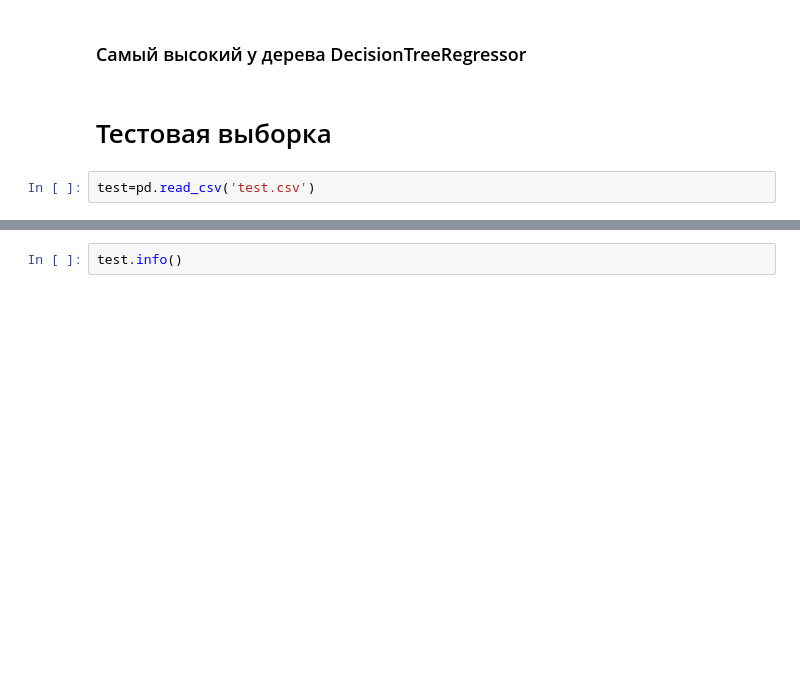
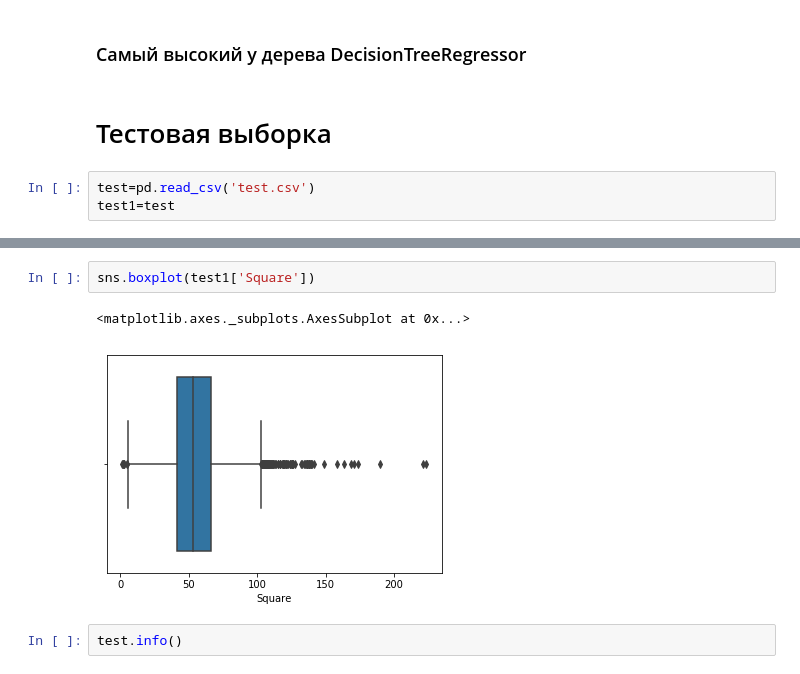
Before and after one commit to kesch9/python_for_datascience_homework, a Jupyter notebook: CourseDZ/CourseWork.ipynb, the cells around one changed output, grey strips where cells are left out. Saved outputs shown, nothing was run; the diff lists cells and outputs as text; blank space fills up the shorter version.

```diff
--- a/CourseDZ/CourseWork.ipynb
+++ b/CourseDZ/CourseWork.ipynb
@@ -973,3 +973,4 @@ res
 # Тестовая выборка
 # %%
 test=pd.read_csv('test.csv')
+test1=test
@@ -976,3 +989,8 @@ test=pd.read_csv('test.csv')
+# %%
+sns.boxplot(test1['Square'])
+# %% [output]
+<matplotlib.axes._subplots.AxesSubplot at 0x...>
+[figure, added]
 # %%
 test.info()
 # %% [output]
```
Also changed, not shown: parts of 10 cells of this notebook, 1 other file.
